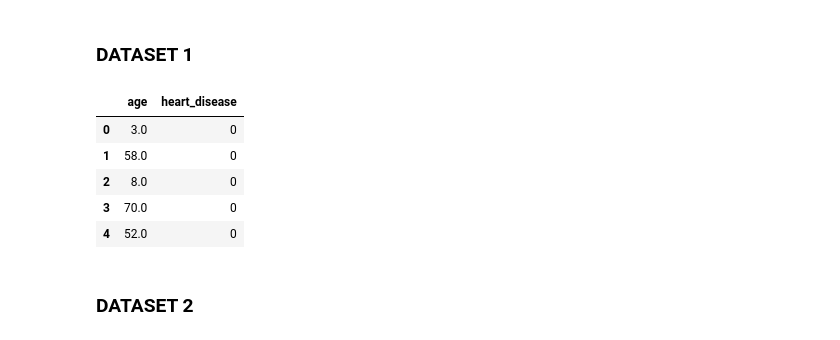
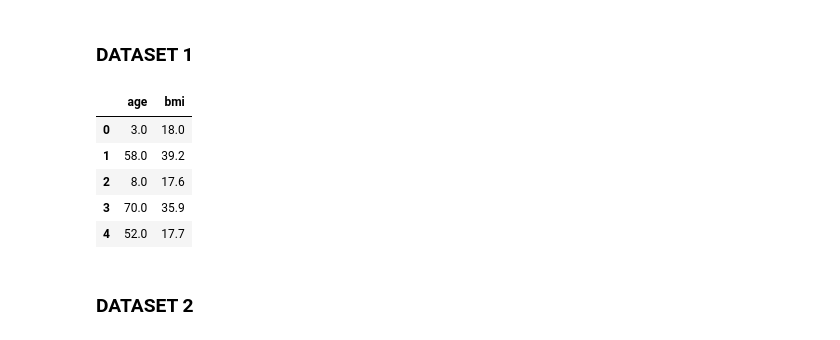
Before and after one commit to KishanBapodra/Brain-Tumor-Detection-ML, a Jupyter notebook: Week 2 - Lab.ipynb, the cells around one changed output. Cells and saved outputs as stored; diff of their text form; code cells hidden in the pictures.

```diff
--- a/Week 2 - Lab.ipynb
+++ b/Week 2 - Lab.ipynb
@@ -404,15 +404,15 @@ df_sampled
 # %% [markdown]
 ### DATASET 1
 # %%
-Dataset1 = df_sampled[['age', 'heart_disease']].copy()
+Dataset1 = df_sampled[['age', 'bmi']].copy()
 Dataset1.head()
 # %% [output]
-|  | age | heart_disease |
-| 0 | 3.0 | 0 |
-| 1 | 58.0 | 0 |
-| 2 | 8.0 | 0 |
-| 3 | 70.0 | 0 |
-| 4 | 52.0 | 0 |
+|  | age | bmi |
+| 0 | 3.0 | 18.0 |
+| 1 | 58.0 | 39.2 |
+| 2 | 8.0 | 17.6 |
+| 3 | 70.0 | 35.9 |
+| 4 | 52.0 | 17.7 |
 # %% [markdown]
 ### DATASET 2
 # %%
```
Also changed, not shown: parts of 23 cells of this notebook.
